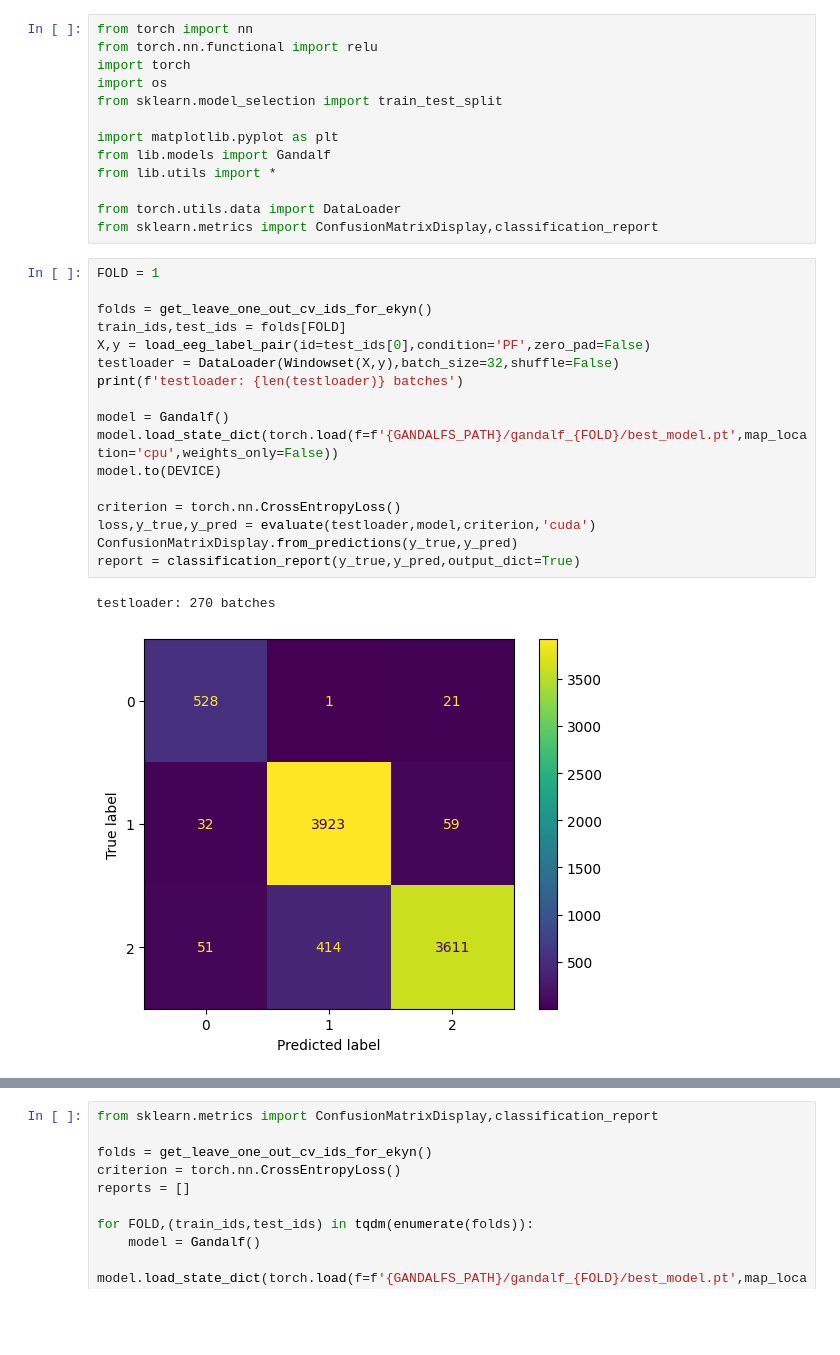
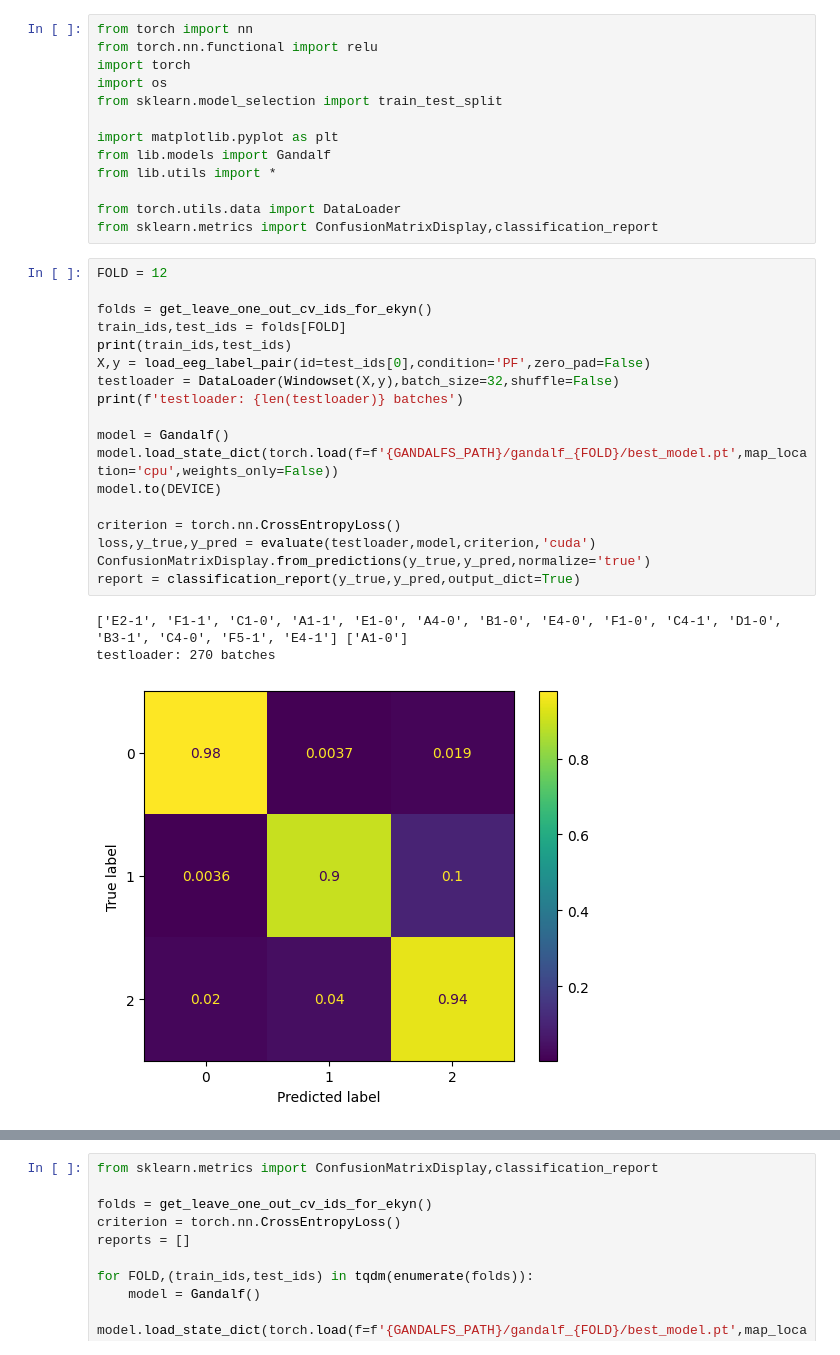
Before and after one commit to smithandrewk/sleep_ml, a Jupyter notebook: eval_gandalf.ipynb, the cells around one changed output, grey strips where cells are left out. Saved outputs shown, nothing was run; the diff lists cells and outputs as text; blank space fills up the shorter version.

```diff
--- a/eval_gandalf.ipynb
+++ b/eval_gandalf.ipynb
@@ -12,25 +12,27 @@ from lib.utils import *
 from torch.utils.data import DataLoader
 from sklearn.metrics import ConfusionMatrixDisplay,classification_report
 # %%
-FOLD = 1
+FOLD = 12
 
 folds = get_leave_one_out_cv_ids_for_ekyn()
 train_ids,test_ids = folds[FOLD]
+print(train_ids,test_ids)
 X,y = load_eeg_label_pair(id=test_ids[0],condition='PF',zero_pad=False)
 testloader = DataLoader(Windowset(X,y),batch_size=32,shuffle=False)
 print(f'testloader: {len(testloader)} batches')
 
 model = Gandalf()
 model.load_state_dict(torch.load(f=f'{GANDALFS_PATH}/gandalf_{FOLD}/best_model.pt',map_location='cpu',weights_only=False))
 model.to(DEVICE)
 
 criterion = torch.nn.CrossEntropyLoss()
 loss,y_true,y_pred = evaluate(testloader,model,criterion,'cuda')
-ConfusionMatrixDisplay.from_predictions(y_true,y_pred)
+ConfusionMatrixDisplay.from_predictions(y_true,y_pred,normalize='true')
 report = classification_report(y_true,y_pred,output_dict=True)
 # %% [output]
+['E2-1', 'F1-1', 'C1-0', 'A1-1', 'E1-0', 'A4-0', 'B1-0', 'E4-0', 'F1-0', 'C4-1', 'D1-0', 'B3-1', 'C4-0', 'F5-1', 'E4-1'] ['A1-0']
 testloader: 270 batches
-[figure, old version]
+[figure, new version]
 # %%
 report
 # %% [output]
```
Also changed, not shown: parts of 1 cell of this notebook, 2 other files.
